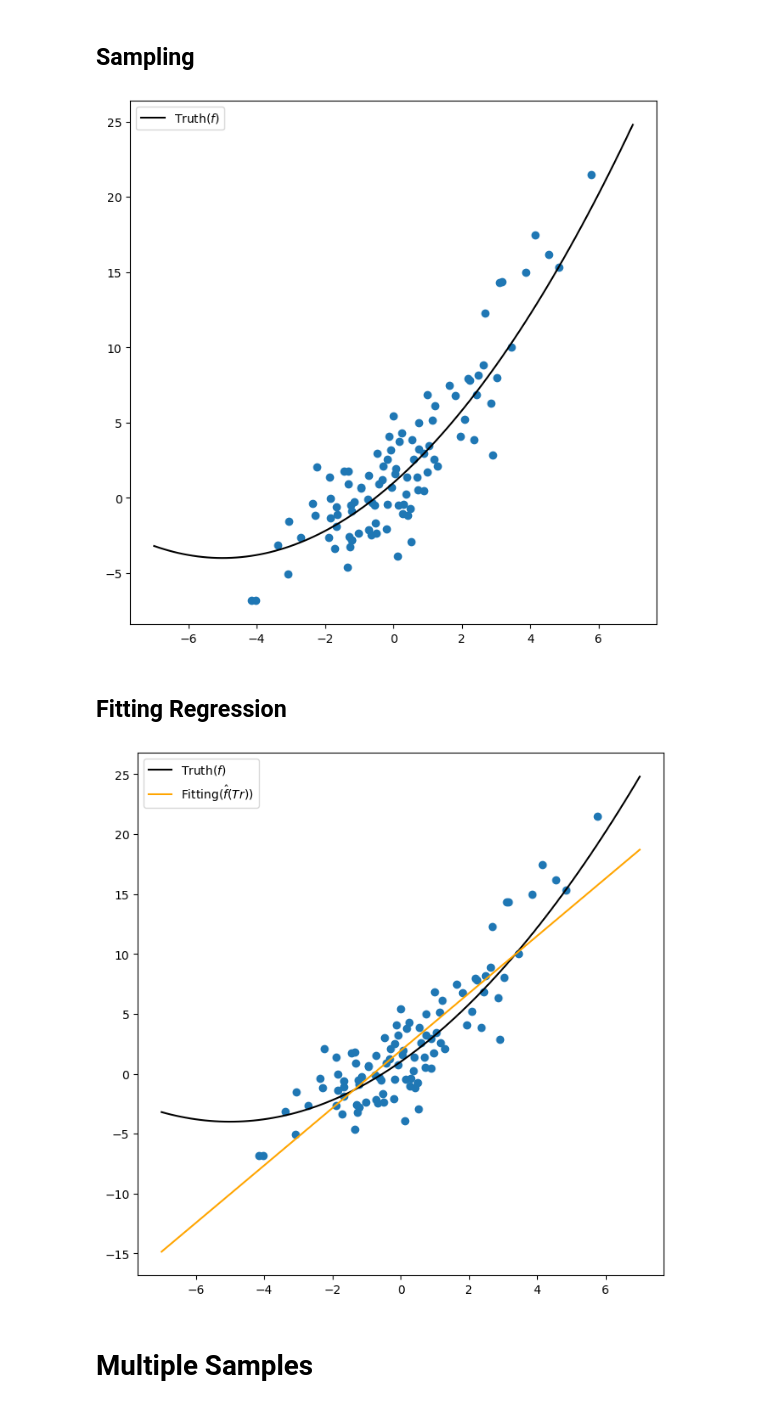
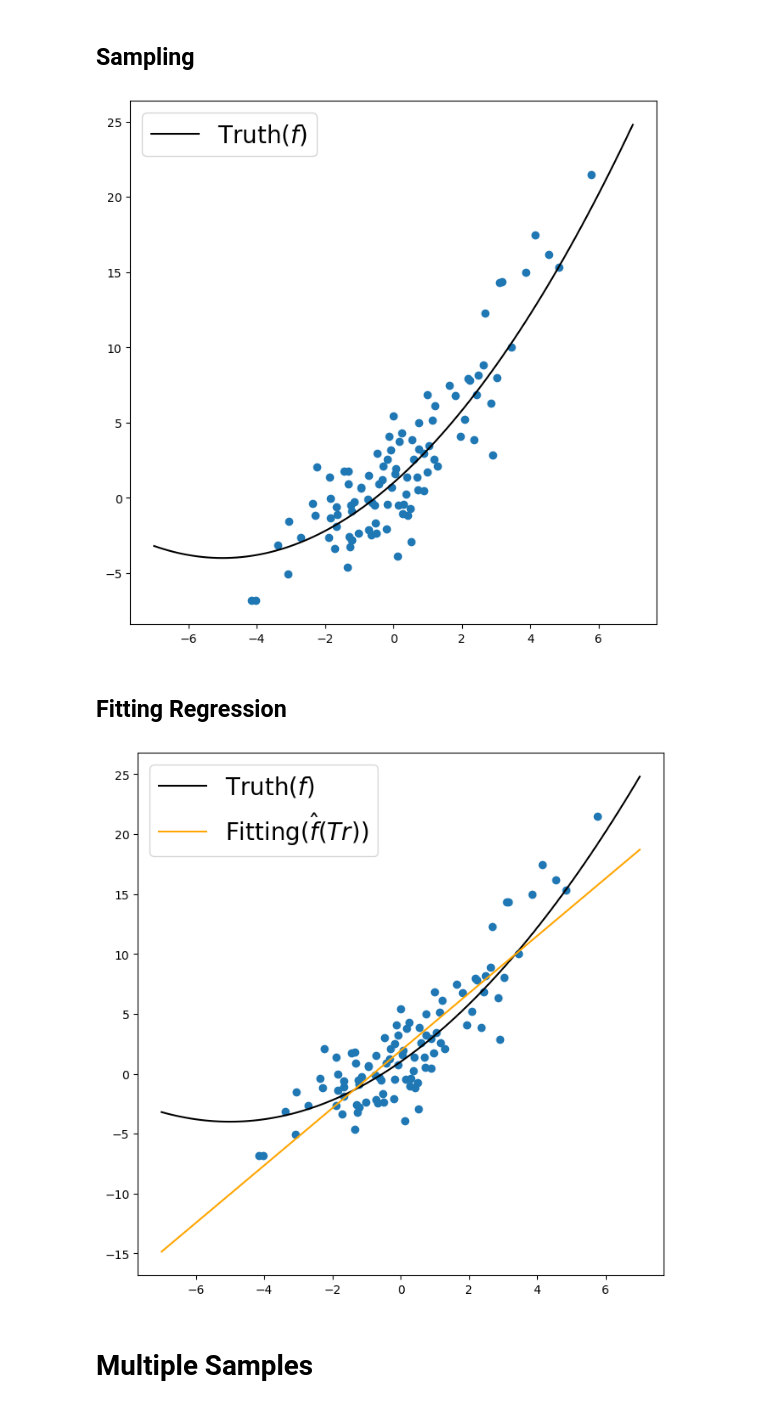
Before and after one commit to hanchen92/THU-STAT-ML-113-1-1597, a Jupyter notebook: Ch02-bias-variance-tradeoff.ipynb, the cells around one changed output. Saved outputs shown, nothing was run; the diff lists cells and outputs as text; code cells hidden in the pictures.

```diff
--- a/Ch02-bias-variance-tradeoff.ipynb
+++ b/Ch02-bias-variance-tradeoff.ipynb
@@ -52,36 +52,36 @@ from matplotlib.pyplot import subplots
 fig, ax = subplots(figsize=(8, 8))
 ax.plot(tmp_x_lin,tmp_y_lin,color='black',label=r'Truth($f$)')
 ax.scatter(x,y)
-ax.legend();
+ax.legend(fontsize="20");
 # %% [output]
-[figure, old version]
+[figure, new version]
 # %% [markdown]
 ## Fitting Regression
 # %%
 def poly(x, degree):
     return np.vander(x, degree + 1, increasing=True)[:, 1:]
 
 import statsmodels.formula.api as smf
 import pandas as pd
 
 df = pd.DataFrame({"x": x, "y": y})
 
 formula="y ~ poly(x, "+ str(model_fit_pow) +")"
 
 model = smf.ols(formula = formula, data=df)
 results = model.fit()
 
 
 tmp_df_lin = pd.DataFrame({"x": tmp_x_lin})
 tmp_y_lin_by_fit = results.predict(tmp_df_lin)
 
 fig, ax = subplots(figsize=(8, 8))
 ax.plot(tmp_x_lin,tmp_y_lin,color='black',label = r'Truth($f$)')
 ax.plot(tmp_x_lin,tmp_y_lin_by_fit,color='orange',label = r"Fitting($\hat{f}(Tr)$)")
 ax.scatter(x,y)
-ax.legend();
+ax.legend(fontsize="20");
 # %% [output]
-[figure, old version]
+[figure, new version]
 # %% [markdown]
 # Multiple Samples
 # %%
```
Also changed, not shown: parts of 1 cell of this notebook.
